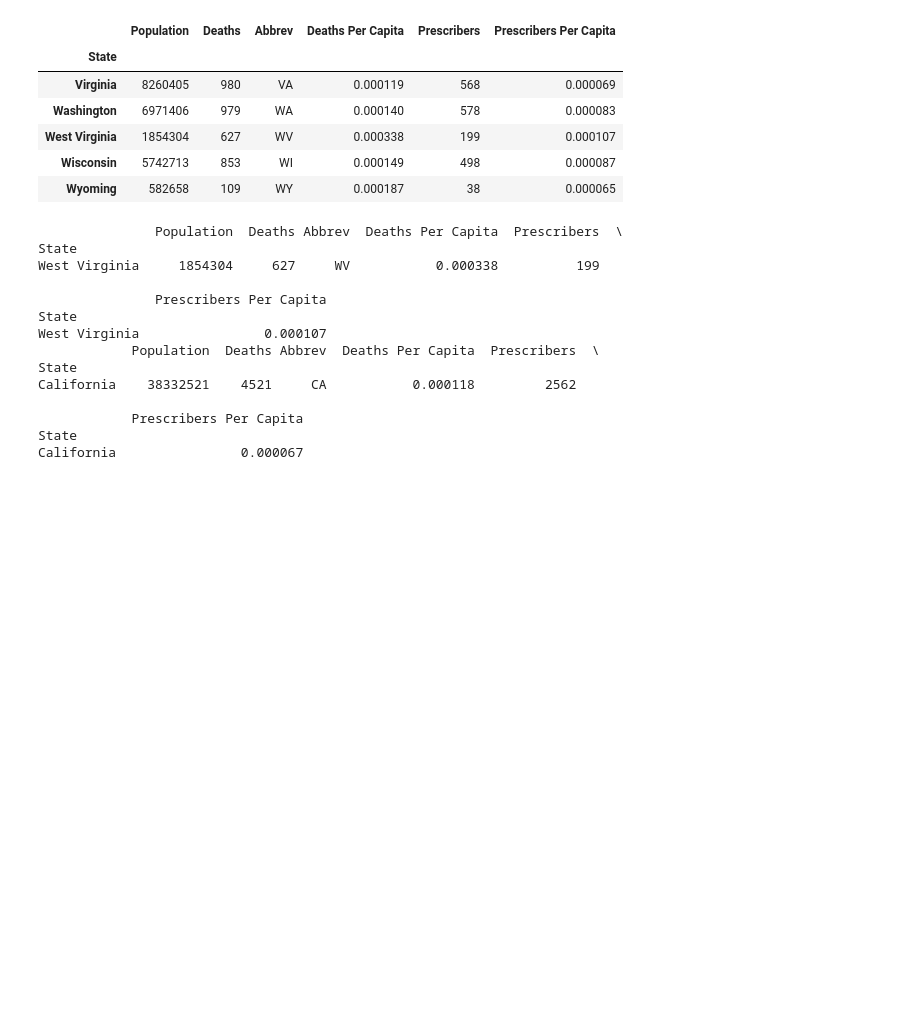
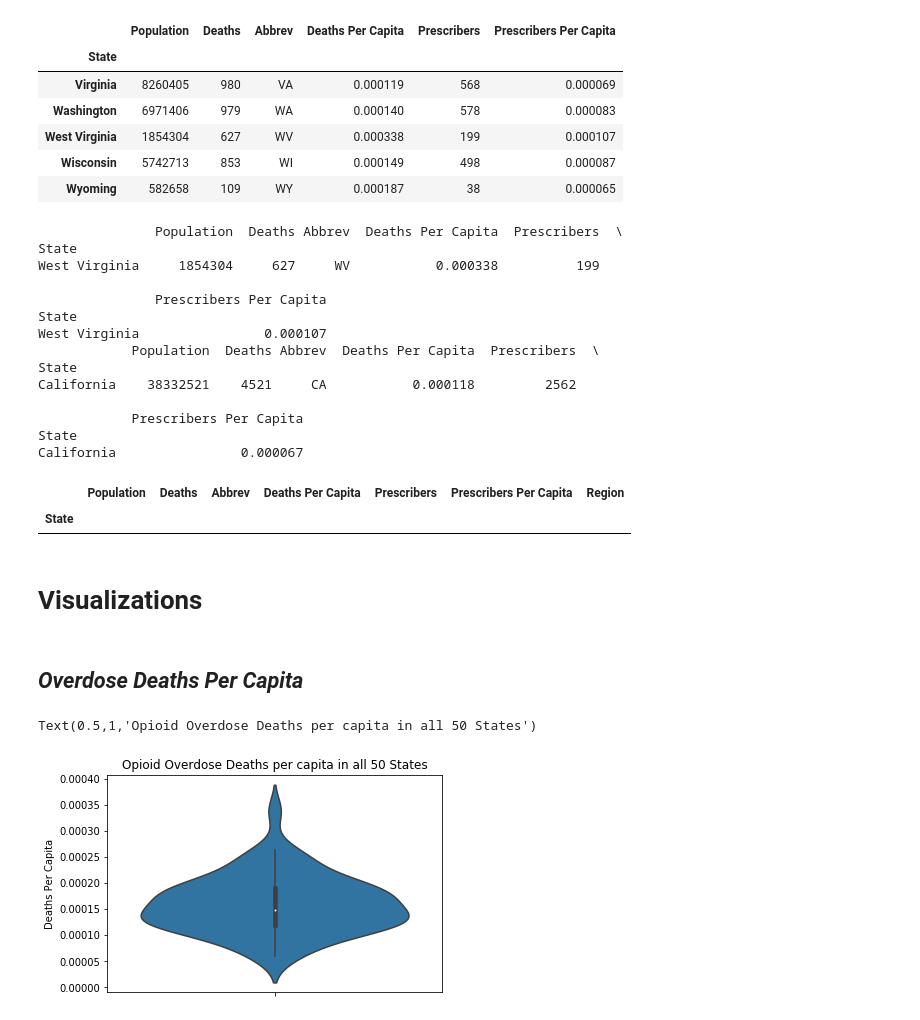
Before and after one commit to ryatchak/springboard, a Jupyter notebook: sandbox/us_opiatedata_kaggle.ipynb, the cells around one changed output. Saved outputs shown, nothing was run; the diff lists cells and outputs as text; code cells hidden in the pictures; blank space fills up the shorter version.

Commit message:
Add files via upload
National and regional visualizations for opioid overdose deaths and prescriber (per capita)

```diff
--- a/sandbox/us_opiatedata_kaggle.ipynb
+++ b/sandbox/us_opiatedata_kaggle.ipynb
@@ -112,3 +116,54 @@ California    38332521    4521     CA           0.000118         2562
             Prescribers Per Capita
 State
 California                0.000067
+# %%
+# Census Bureau-designated regions and divisions
+# https://en.wikipedia.org/wiki/List_of_regions_of_the_United_States#Census_Bureau-designated_regions_and_divisions
+
+#divisions
+new_england = ['CT', 'ME', 'MA', 'NH', 'RI', 'VT']
+mid_atlantic = ['NJ', 'NY', 'PA']
+east_north_central = ['IL', 'IN', 'MI', 'OH', 'WI']
+west_north_central = ['IA', 'KS', 'MN', 'MO', 'NE', 'ND', 'SD']
+south_atlantic = ['DE', 'FL', 'GA', 'MD', 'NC', 'SC', 'VA', 'DC', 'WV']
+east_south_central = ['AL', 'KY', 'MS', 'TN']
+west_south_central = ['AR', 'LA', 'OK', 'TX']
+mountain = ['AZ', 'CO', 'ID', 'MT', 'NV', 'NM', 'UT', 'WY']
+pacific = ['AK', 'CA', 'HI', 'OR', 'WA']
+pacific_noHI = ['AK', 'CA', 'OR', 'WA']
+#regions
+northeast = new_england + mid_atlantic
+midwest = east_north_central + west_north_central
+south = south_atlantic + east_south_central + west_south_central
+west = mountain + pacific
+# %%
+def categorize_region(abbrev):
+    if abbrev in northeast:
+        return "northeast"
+    elif abbrev in midwest:
+        return "midwest"
+    elif abbrev in south:
+        return "south"
+    elif abbrev in west:
+        return "west"
+    else:
+        return "no_region"
+# %%
+overdoses['Region']= overdoses['Abbrev'].apply(categorize_region)
+# %%
+# check that every state has a category
+overdoses.loc[overdoses['Region']== 'no_region']
+# %% [output]
+|  | Population | Deaths | Abbrev | Deaths Per Capita | Prescribers | Prescribers Per Capita | Region |
+| State |  |  |  |  |  |  |  |
+# %% [markdown]
+# Visualizations
+# %% [markdown]
+## *Overdose Deaths Per Capita*
+# %%
+# visualize deaths per capita
+dpc_violin = sns.violinplot(y='Deaths Per Capita', data=overdoses)
+dpc_violin.set_title('Opioid Overdose Deaths per capita in all 50 States')
+# %% [output]
+Text(0.5,1,'Opioid Overdose Deaths per capita in all 50 States')
+[figure, added]
```
Also changed, not shown: parts of 14 cells of this notebook.
